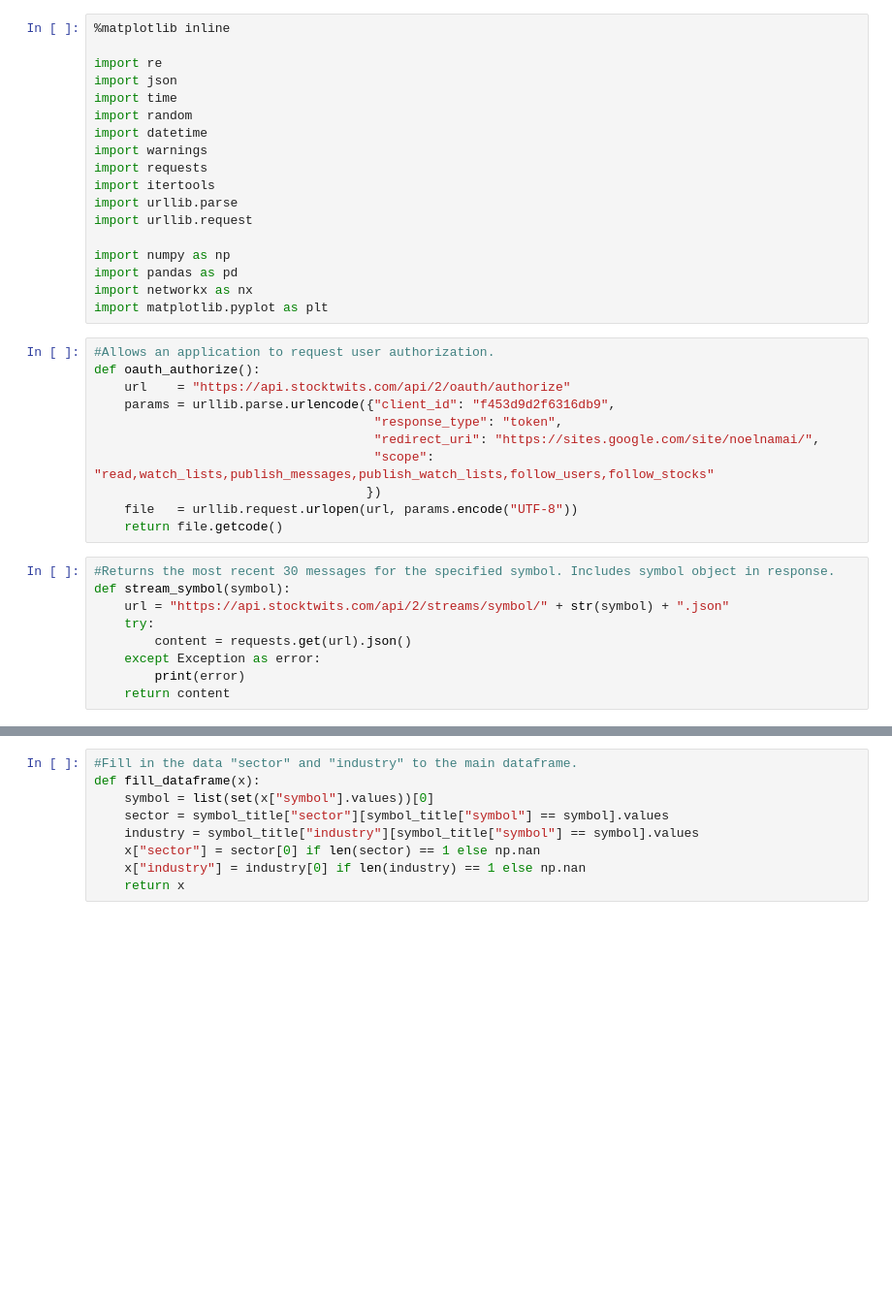
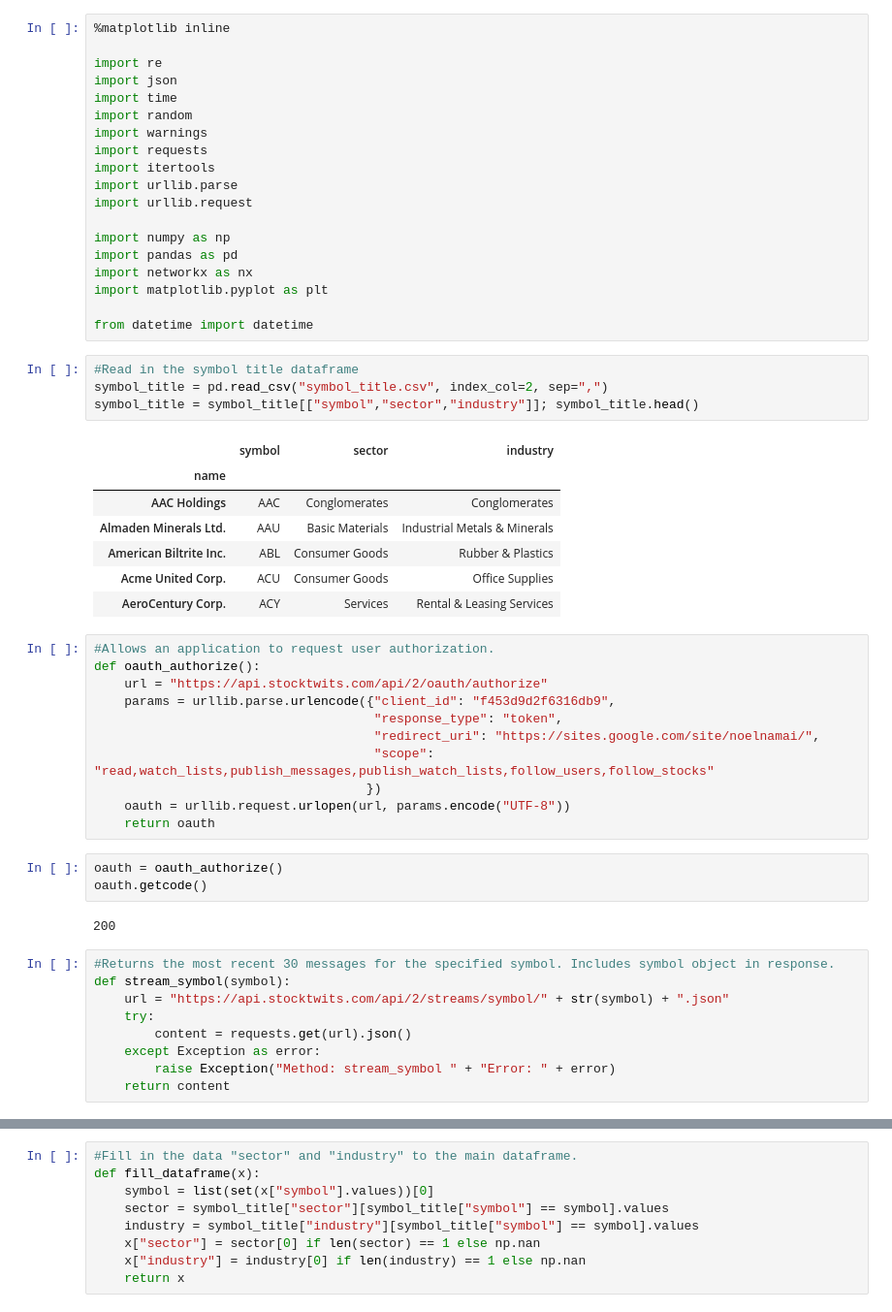
Before and after one commit to noelnamai/network-science, a Jupyter notebook: StockTwits.ipynb, the cells around one changed output, grey strips where cells are left out. Shown: that part at 97% size. Saved outputs shown, nothing was run; the diff lists cells and outputs as text; blank space fills up the shorter version.

```diff
--- a/StockTwits.ipynb
+++ b/StockTwits.ipynb
@@ -5,7 +5,6 @@ import re
 import json
 import time
 import random
-import datetime
 import warnings
 import requests
 import itertools
@@ -16,17 +15,36 @@ import numpy as np
 import pandas as pd
 import networkx as nx
 import matplotlib.pyplot as plt
+
+from datetime import datetime
+# %%
+#Read in the symbol title dataframe
+symbol_title = pd.read_csv("symbol_title.csv", index_col=2, sep=",")
+symbol_title = symbol_title[["symbol","sector","industry"]]; symbol_title.head()
+# %% [output]
+|  | symbol | sector | industry |
+| name |  |  |  |
+| AAC Holdings | AAC | Conglomerates | Conglomerates |
+| Almaden Minerals Ltd. | AAU | Basic Materials | Industrial Metals & Minerals |
+| American Biltrite Inc. | ABL | Consumer Goods | Rubber & Plastics |
+| Acme United Corp. | ACU | Consumer Goods | Office Supplies |
+| AeroCentury Corp. | ACY | Services | Rental & Leasing Services |
 # %%
 #Allows an application to request user authorization.
 def oauth_authorize():
-    url    = "https://api.stocktwits.com/api/2/oauth/authorize"
+    url = "https://api.stocktwits.com/api/2/oauth/authorize"
     params = urllib.parse.urlencode({"client_id": "f453d9d2f6316db9",
                                      "response_type": "token",
                                      "redirect_uri": "https://sites.google.com/site/noelnamai/",
                                      "scope": "read,watch_lists,publish_messages,publish_watch_lists,follow_users,follow_stocks"
                                     })
-    file   = urllib.request.urlopen(url, params.encode("UTF-8"))
-    return file.getcode()
+    oauth = urllib.request.urlopen(url, params.encode("UTF-8"))
+    return oauth
+# %%
+oauth = oauth_authorize()
+oauth.getcode()
+# %% [output]
+200
 # %%
 #Returns the most recent 30 messages for the specified symbol. Includes symbol object in response.
 def stream_symbol(symbol):
@@ -34,7 +52,7 @@ def stream_symbol(symbol):
     try:
         content = requests.get(url).json()
     except Exception as error:
-        print(error)
+        raise Exception("Method: stream_symbol " + "Error: " + error)
     return content
 # %%
 #Returns the most recent 30 messages with trending symbols in the last 5 minutes.
```
Also changed, not shown: parts of 11 cells of this notebook, 8 other files.
